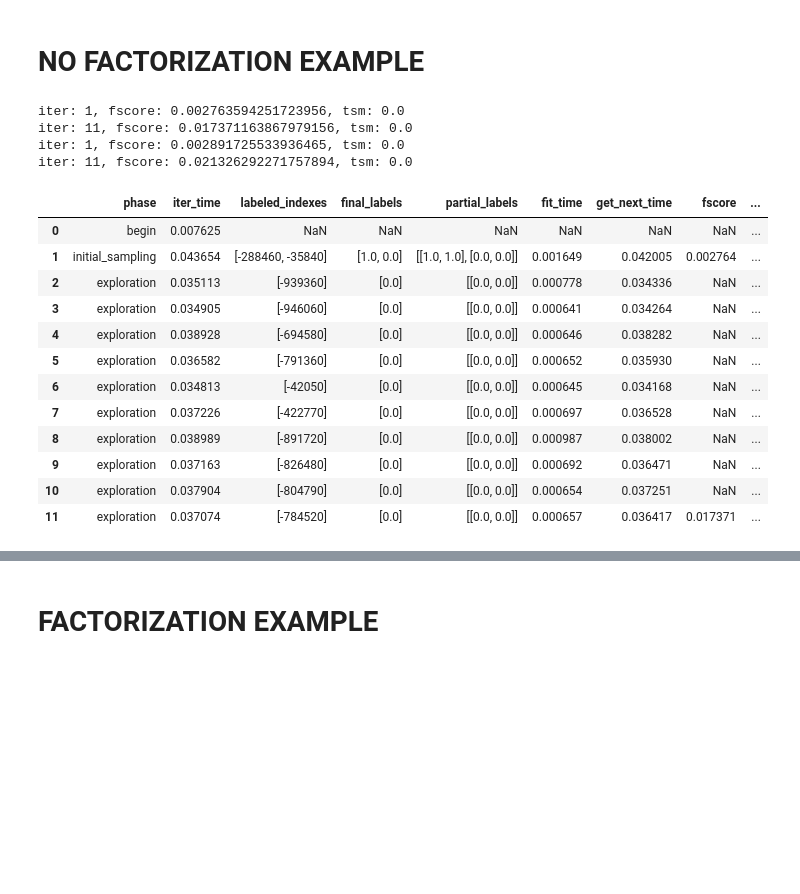
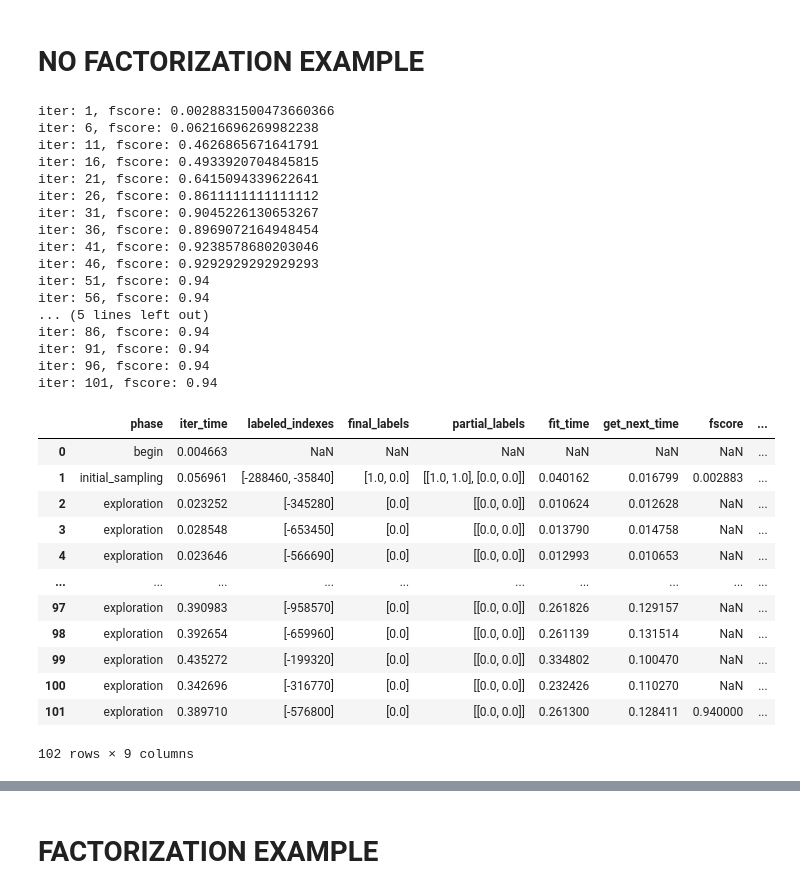
Before and after one commit to AIDEmeProject/PythonMiddleware, a Jupyter notebook: example.ipynb, the cells around one changed output, grey strips where cells are left out. Drawn from its saved outputs; the diff is of its cells as text; code cells hidden in the pictures; blank space fills up the shorter version.

```diff
--- a/example.ipynb
+++ b/example.ipynb
@@ -49,55 +41,78 @@ selectivity : 0.105 %
 # NO FACTORIZATION EXAMPLE
 # %%
 # SET-UP EXPLORATION CONFIGURATION
-NUMBER_OF_ITERATIONS = 10  # number of points to be labeled by the user
+REPEAT = 1
+NUMBER_OF_ITERATIONS = 100  # number of points to be labeled by the user
+
 SUBSAMPLING = None
+
 INITIAL_SAMPLER = stratified_sampler(labeled_set, pos=1, neg=1)  # start with one random positive sample and one random negative sample
 #INITIAL_SAMPLER = random_sampler(10)
+
 CALLBACK = [ # callback functions to be called at the end of each iteration
-    classification_metrics(labeled_set.labels, 'fscore'),
+    classification_metrics(labeled_set.labels, ['fscore']),
     three_set_metric,
 ]
-CALLBACK_SKIP = 10
+CALLBACK_SKIP = 5
 PRINT_CALLBACK_RESULT = True
+
 CONVERGENCE_CRITERIA = [
     max_iter_reached(NUMBER_OF_ITERATIONS),
     #all_points_are_known,
     #metric_reached_threshold('fscore', 0.8),
     #metric_reached_threshold('tsm', 0.9),
 ]
-SEED = [0, 10]
+
+SEED = list(range(REPEAT))
 
 explore = PoolBasedExploration(INITIAL_SAMPLER, SUBSAMPLING, CALLBACK, CALLBACK_SKIP, PRINT_CALLBACK_RESULT, CONVERGENCE_CRITERIA)
 
 # CHOOSE AN ALGORITHM
 #learner = RandomSampler(SVC(C=1e5, kernel='rbf', gamma='auto'))  # choose a random point
-learner = SimpleMargin(C=1024, kernel='rbf')  # choose point closest to SVM decision boundary
-#learner = KernelQueryByCommittee(kernel='rbf', sampling='deterministic', n_samples=8, warmup=1000, thin=100, rounding=True)  # version space algorithm
-learner = DualSpaceModel(learner, sample_unknown_proba=0.5, mode='positive')  # Dual Space model
+#learner = SimpleMargin(C=1024, kernel='rbf')  # choose point closest to SVM decision boundary
+#learner = DualSpaceModel(learner, sample_unknown_proba=0.5, mode='positive')  # Dual Space model
+
+#learner = KernelQueryByCommittee(sampling='deterministic', strategy='default')  # version space algorithm
+#learner = KernelQueryByCommittee(sampling='deterministic', strategy='opt', z_cut=False)  # version space algorithm
+learner = KernelQueryByCommittee(sampling='deterministic', strategy='opt', z_cut=True)  # version space algorithm
+
 
 
 # RUN EXPLORATION
-metrics = explore.run(X, labeled_set, learner, repeat=2, seeds=SEED)  # 'repeat' specifies how many times to repeat the exploration process
+metrics = explore.run(X, labeled_set, learner, repeat=REPEAT, seeds=SEED)  # 'repeat' specifies how many times to repeat the exploration process
 
 # COMPUTE AVERAGE F-SCORE OVER ALL REPEATS AND PLOT
 #plot_fscore(metrics)
 df = pd.DataFrame.from_dict({i: metric for i, metric in enumerate(metrics[0])}, orient='index')
 df
 # %% [output]
-iter: 1, fscore: 0.002763594251723956, tsm: 0.0
-iter: 11, fscore: 0.017371163867979156, tsm: 0.0
-iter: 1, fscore: 0.002891725533936465, tsm: 0.0
-iter: 11, fscore: 0.021326292271757894, tsm: 0.0
+iter: 1, fscore: 0.0028831500473660366
+iter: 6, fscore: 0.06216696269982238
+iter: 11, fscore: 0.4626865671641791
+iter: 16, fscore: 0.4933920704845815
+iter: 21, fscore: 0.6415094339622641
+iter: 26, fscore: 0.8611111111111112
+iter: 31, fscore: 0.9045226130653267
+iter: 36, fscore: 0.8969072164948454
+iter: 41, fscore: 0.9238578680203046
+iter: 46, fscore: 0.9292929292929293
+iter: 51, fscore: 0.94
+iter: 56, fscore: 0.94
+... (5 lines left out)
+iter: 86, fscore: 0.94
+iter: 91, fscore: 0.94
+iter: 96, fscore: 0.94
+iter: 101, fscore: 0.94
 |  | phase | iter_time | labeled_indexes | final_labels | partial_labels | fit_time | get_next_time | fscore | ... |
-| 0 | begin | 0.007625 | NaN | NaN | NaN | NaN | NaN | NaN | ... |
-| 1 | initial_sampling | 0.043654 | [-288460, -35840] | [1.0, 0.0] | [[1.0, 1.0], [0.0, 0.0]] | 0.001649 | 0.042005 | 0.002764 | ... |
-| 2 | exploration | 0.035113 | [-939360] | [0.0] | [[0.0, 0.0]] | 0.000778 | 0.034336 | NaN | ... |
-| 3 | exploration | 0.034905 | [-946060] | [0.0] | [[0.0, 0.0]] | 0.000641 | 0.034264 | NaN | ... |
-| 4 | exploration | 0.038928 | [-694580] | [0.0] | [[0.0, 0.0]] | 0.000646 | 0.038282 | NaN | ... |
-| 5 | exploration | 0.036582 | [-791360] | [0.0] | [[0.0, 0.0]] | 0.000652 | 0.035930 | NaN | ... |
-| 6 | exploration | 0.034813 | [-42050] | [0.0] | [[0.0, 0.0]] | 0.000645 | 0.034168 | NaN | ... |
-| 7 | exploration | 0.037226 | [-422770] | [0.0] | [[0.0, 0.0]] | 0.000697 | 0.036528 | NaN | ... |
-| 8 | exploration | 0.038989 | [-891720] | [0.0] | [[0.0, 0.0]] | 0.000987 | 0.038002 | NaN | ... |
-| 9 | exploration | 0.037163 | [-826480] | [0.0] | [[0.0, 0.0]] | 0.000692 | 0.036471 | NaN | ... |
-| 10 | exploration | 0.037904 | [-804790] | [0.0] | [[0.0, 0.0]] | 0.000654 | 0.037251 | NaN | ... |
-| 11 | exploration | 0.037074 | [-784520] | [0.0] | [[0.0, 0.0]] | 0.000657 | 0.036417 | 0.017371 | ... |
+| 0 | begin | 0.004663 | NaN | NaN | NaN | NaN | NaN | NaN | ... |
+| 1 | initial_sampling | 0.056961 | [-288460, -35840] | [1.0, 0.0] | [[1.0, 1.0], [0.0, 0.0]] | 0.040162 | 0.016799 | 0.002883 | ... |
+| 2 | exploration | 0.023252 | [-345280] | [0.0] | [[0.0, 0.0]] | 0.010624 | 0.012628 | NaN | ... |
+| 3 | exploration | 0.028548 | [-653450] | [0.0] | [[0.0, 0.0]] | 0.013790 | 0.014758 | NaN | ... |
+| 4 | exploration | 0.023646 | [-566690] | [0.0] | [[0.0, 0.0]] | 0.012993 | 0.010653 | NaN | ... |
+| ... | ... | ... | ... | ... | ... | ... | ... | ... | ... |
+| 97 | exploration | 0.390983 | [-958570] | [0.0] | [[0.0, 0.0]] | 0.261826 | 0.129157 | NaN | ... |
+| 98 | exploration | 0.392654 | [-659960] | [0.0] | [[0.0, 0.0]] | 0.261139 | 0.131514 | NaN | ... |
+| 99 | exploration | 0.435272 | [-199320] | [0.0] | [[0.0, 0.0]] | 0.334802 | 0.100470 | NaN | ... |
+| 100 | exploration | 0.342696 | [-316770] | [0.0] | [[0.0, 0.0]] | 0.232426 | 0.110270 | NaN | ... |
+| 101 | exploration | 0.389710 | [-576800] | [0.0] | [[0.0, 0.0]] | 0.261300 | 0.128411 | 0.940000 | ... |
+102 rows × 9 columns
```
Also changed, not shown: parts of 4 cells of this notebook, 6 other files.
